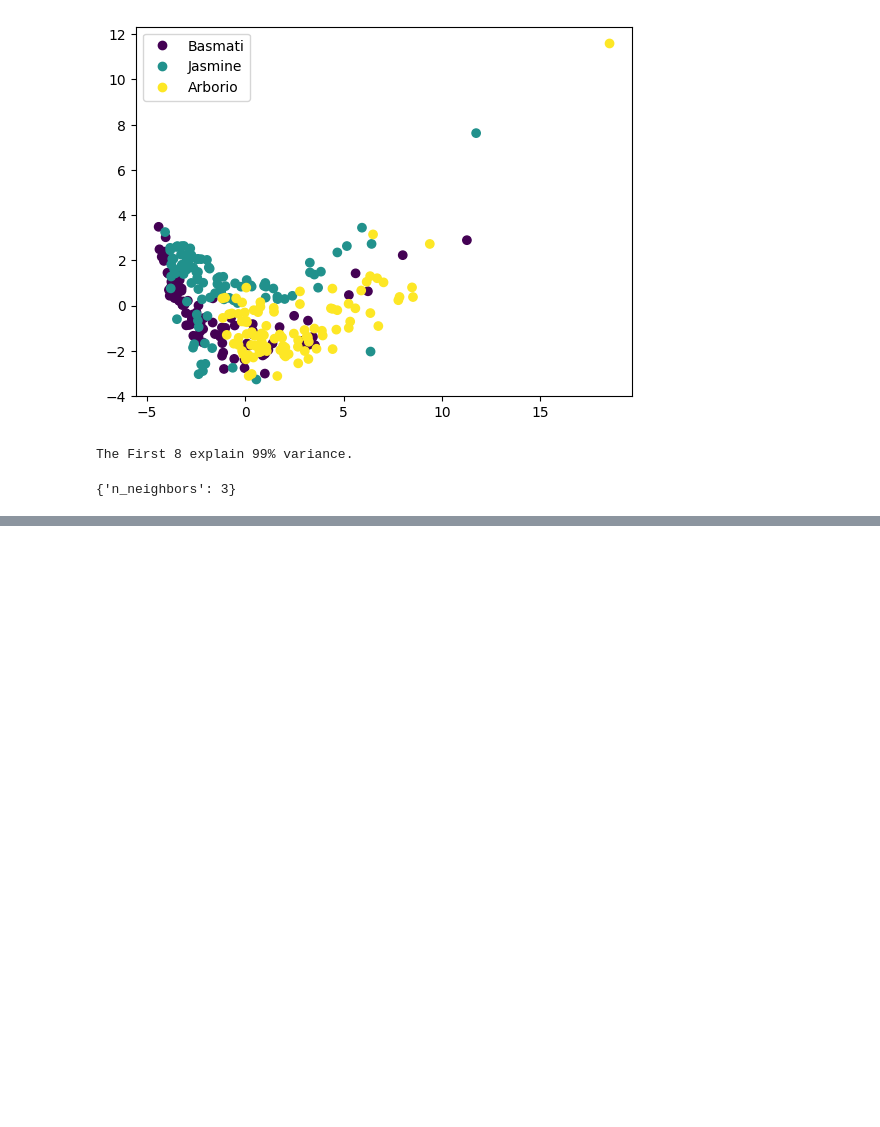
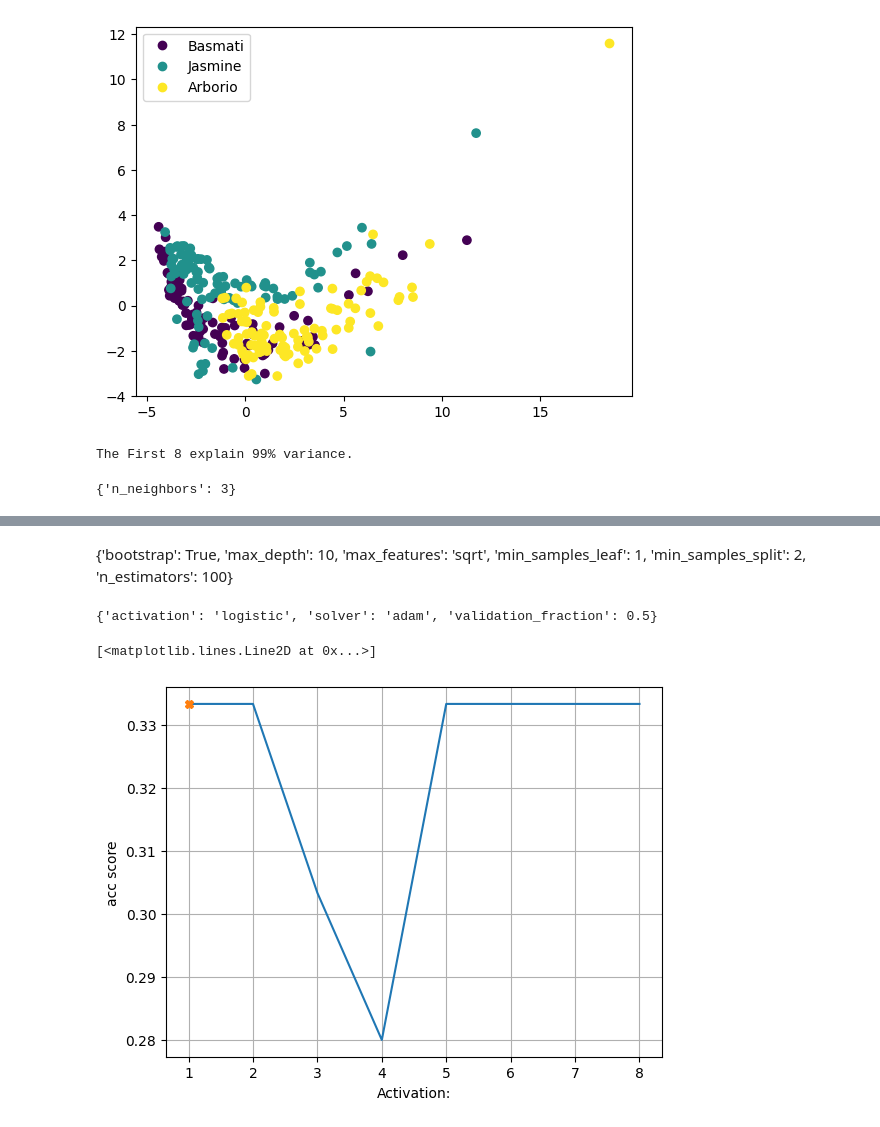
Before and after one commit to UsairimIsani/mlpr, a Jupyter notebook: notebooks/Exercise_MLPR2023_Part2_9299e162-ae1f-11ed-a7b1-274065d8b9ff.ipynb, the cells around one changed output, grey strips where cells are left out. Cells and saved outputs as stored; diff of their text form; code cells hidden in the pictures; blank space fills up the shorter version.

```diff
--- a/notebooks/Exercise_MLPR2023_Part2_9299e162-ae1f-11ed-a7b1-274065d8b9ff.ipynb
+++ b/notebooks/Exercise_MLPR2023_Part2_9299e162-ae1f-11ed-a7b1-274065d8b9ff.ipynb
@@ -312,0 +356,44 @@ grid.best_params_
+# %% [markdown]
+{'bootstrap': True,
+ 'max_depth': 10,
+ 'max_features': 'sqrt',
+ 'min_samples_leaf': 1,
+ 'min_samples_split': 2,
+ 'n_estimators': 100}
+# %%
+param_grid = {
+    'activation': ["relu", "logistic"],
+    'solver': ["sgd", "adam"],
+    'validation_fraction': [0.1, 0.5],
+}
+# %%
+mlp = MLPClassifier(hidden_layer_sizes=1, early_stopping=True)
+grid = GridSearchCV(mlp, cv=cv, param_grid=param_grid)
+grid.fit(rice_df[features], list(rice_df["label"]))
+grid.best_params_
+# %% [output]
+{'activation': 'logistic', 'solver': 'adam', 'validation_fraction': 0.5}
+# %%
+accuracies = []
+for activation in param_grid["activation"]:
+    for solver in param_grid["solver"]:
+        for validation_fraction in param_grid["validation_fraction"]:
+            train_mlp = MLPClassifier(hidden_layer_sizes=1, early_stopping=True, activation=activation, solver=solver, validation_fraction=validation_fraction) #define the model
+            train_mlp.fit(rice_df[features], list(rice_df["label"])) #train/fit model and data
+            predictions_mlp = train_mlp.predict(rice_df[features]) #predictions
+
+            #print(metrics.confusion_matrix(testing_labels, predictions_knn)) #print confusion matrix with labels_train vs. the predictions
+            acc = metrics.accuracy_score(list(rice_df["label"]), predictions_mlp) #get accuracy score
+            #print("accuracy:",acc) #print accuracy score
+            accuracies.append(acc)
+x = range(1,len(accuracies)+1)
+plt.plot(x,accuracies)
+plt.ylabel('acc score')
+plt.xlabel(f'Activation:')
+plt.xticks(range(1,21))
+plt.grid()
+mark = accuracies.index(max(accuracies))
+plt.plot(mark + 1, accuracies[mark],marker="X")
+# %% [output]
+[<matplotlib.lines.Line2D at 0x...>]
+[figure, added]
```
Also changed, not shown: parts of 7 cells of this notebook.
